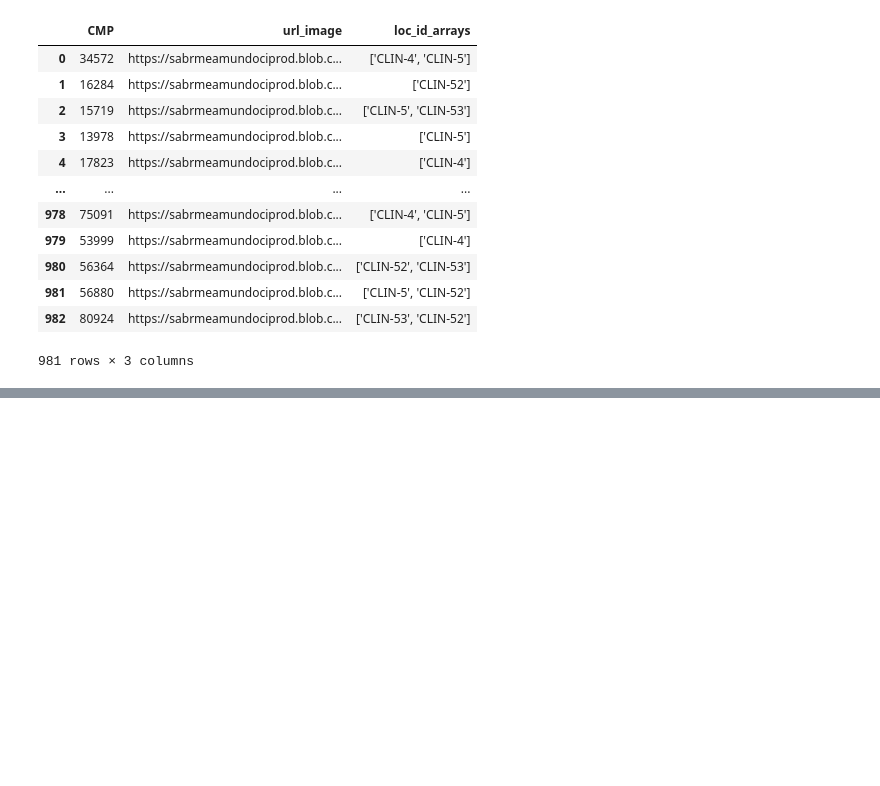
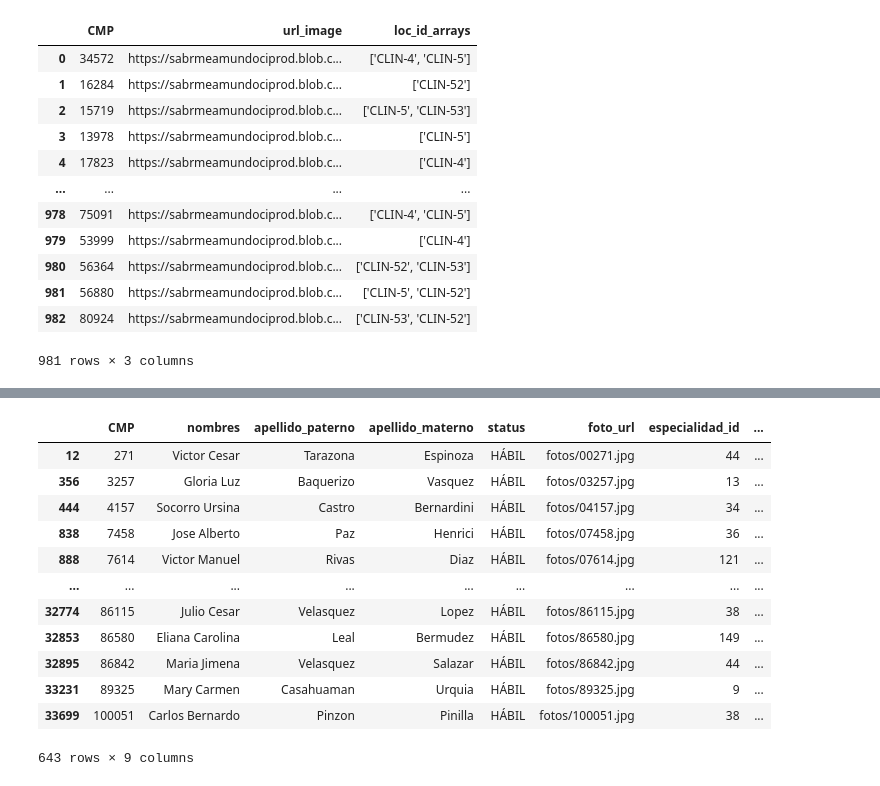
Before and after one commit to hackathonrimac/data-healthforall, a Jupyter notebook: src/data/cleaning/doctors_ready.ipynb, the cells around one changed output, grey strips where cells are left out. Drawn from its saved outputs; the diff is of its cells as text; code cells hidden in the pictures; blank space fills up the shorter version.

```diff
--- a/src/data/cleaning/doctors_ready.ipynb
+++ b/src/data/cleaning/doctors_ready.ipynb
@@ -3,6 +3,7 @@ import pandas as pd
 # %%
 auna_clean = pd.read_csv('auna_clean.csv')
 internacional_clean = pd.read_csv('internacional_clean.csv')
+sanna_clean = pd.read_csv('sanna_clean.csv')
 doctors_clean = pd.read_csv('DOCTORES_CLEAN.csv')
 # %%
 # doctors_clean.head()
@@ -90,5 +91,6 @@ def merge_arrays(row):
 
 doctors_internacional['loc_id_arrays'] = doctors_internacional.apply(merge_arrays, axis=1)
 # %%
-doctors_internacional.drop(columns=['loc_id_arrays_x', 'loc_id_arrays_y'], inplace=True)
-doctors_internacional = doctors_internacional[doctors_internacional['loc_id_arrays'].notna()]
+# doctors_internacional.drop(columns=['loc_id_arrays_x', 'loc_id_arrays_y'], inplace=True)
+# doctors_internacional = doctors_internacional[doctors_internacional['loc_id_arrays'].notna()]
+doctors_internacional
@@ -95,2 +127,25 @@ doctors_internacional = doctors_internacional[doctors_internacional['loc_id_arra
+# %%
+doctors_sanna = doctors_internacional.merge(
+    sanna_clean[['CMP', 'loc_id_arrays']],
+    how='left',
+    left_on='CMP',
+    right_on='CMP'
+)
 # %%
-doctors_internacional.to_csv('DOCTORES_COMPLETOS.csv', index=False)
+# doctors_internacional.to_csv('DOCTORES_COMPLETOS.csv', index=False)
+doctors_sanna[doctors_sanna['loc_id_arrays_y'].notna()]
+# doctors_sanna
+# %% [output]
+|  | CMP | nombres | apellido_paterno | apellido_materno | status | foto_url | especialidad_id | ... |
+| 12 | 271 | Victor Cesar | Tarazona | Espinoza | HÁBIL | fotos/00271.jpg | 44 | ... |
+| 356 | 3257 | Gloria Luz | Baquerizo | Vasquez | HÁBIL | fotos/03257.jpg | 13 | ... |
+| 444 | 4157 | Socorro Ursina | Castro | Bernardini | HÁBIL | fotos/04157.jpg | 34 | ... |
+| 838 | 7458 | Jose Alberto | Paz | Henrici | HÁBIL | fotos/07458.jpg | 36 | ... |
+| 888 | 7614 | Victor Manuel | Rivas | Diaz | HÁBIL | fotos/07614.jpg | 121 | ... |
+| ... | ... | ... | ... | ... | ... | ... | ... | ... |
+| 32774 | 86115 | Julio Cesar | Velasquez | Lopez | HÁBIL | fotos/86115.jpg | 38 | ... |
+| 32853 | 86580 | Eliana Carolina | Leal | Bermudez | HÁBIL | fotos/86580.jpg | 149 | ... |
+| 32895 | 86842 | Maria Jimena | Velasquez | Salazar | HÁBIL | fotos/86842.jpg | 44 | ... |
+| 33231 | 89325 | Mary Carmen | Casahuaman | Urquia | HÁBIL | fotos/89325.jpg | 9 | ... |
+| 33699 | 100051 | Carlos Bernardo | Pinzon | Pinilla | HÁBIL | fotos/100051.jpg | 38 | ... |
+643 rows × 9 columns
```
Also changed, not shown: parts of 4 cells of this notebook, 11 other files.
